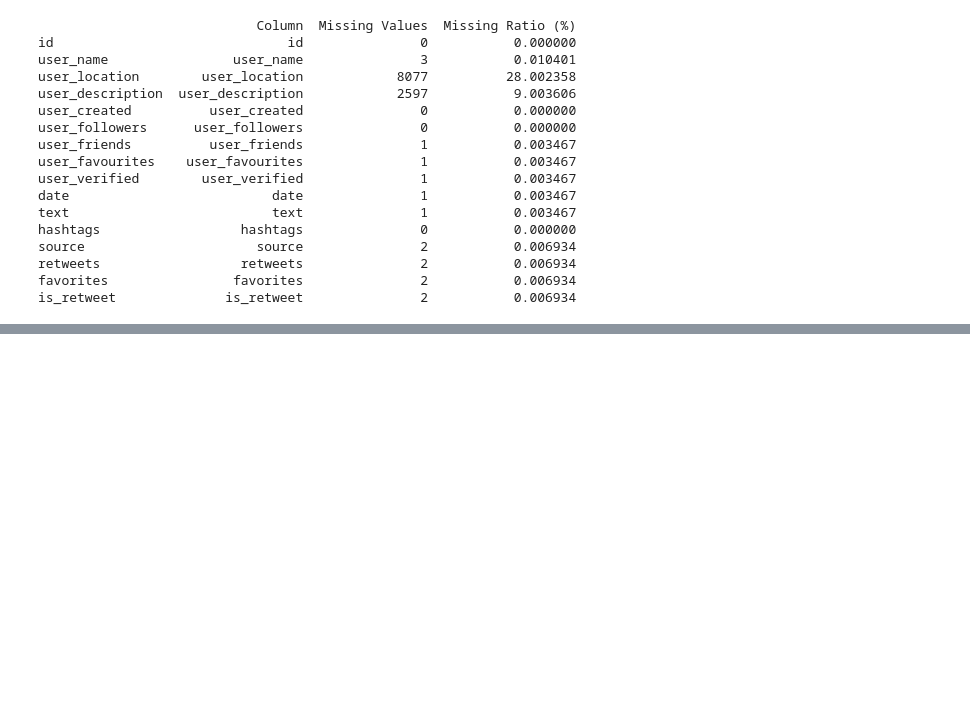
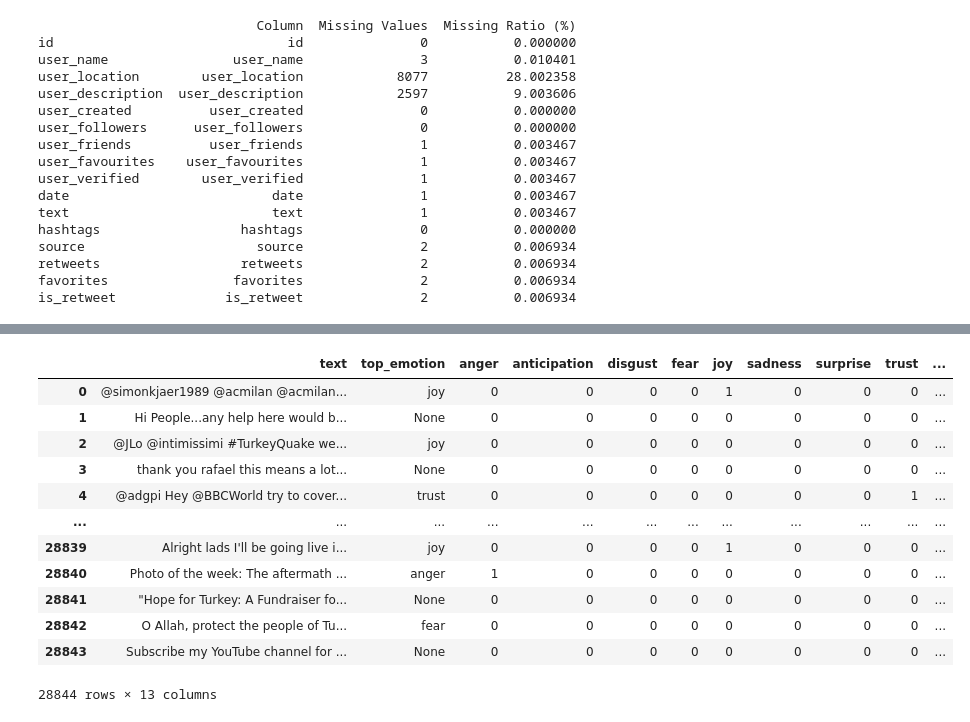
Before and after one commit to BharaniSurya/ARDC_GRP_2, a Jupyter notebook: hybrid annotation/NRC_lex (1).ipynb, the cells around one changed output, grey strips where cells are left out. Drawn from its saved outputs; the diff is of its cells as text; code cells hidden in the pictures; blank space fills up the shorter version.

```diff
--- a/Untitled.ipynb
+++ b/hybrid annotation/NRC_lex (1).ipynb
@@ -120,0 +162,20 @@ re
+# %%
+import pandas as pd
+from nrclex import NRCLex
+
+# Assuming you have a DataFrame 'df' with a 'text' column
+# Create an empty list to store the top emotions
+top_emotions = []
+
+# Loop through the 'text' column and perform NRC lexicon analysis
+for text in df['text']:
+    text_str = str(text)  # Convert to string
+    emotion = NRCLex(text_str)
+    if emotion.raw_emotion_scores:
+        top_emotion = max(emotion.raw_emotion_scores, key=emotion.raw_emotion_scores.get)
+        top_emotions.append(top_emotion)
+    else:
+        top_emotions.append(None)  # Handle the case when no emotion is detected
+
+# Add a new column to your DataFrame with the extracted top emotions
+df['top_emotion'] = top_emotions
@@ -120,0 +255,23 @@ re
+# %%
+import pandas as pd
+from nrclex import NRCLex
+
+# Assuming you have a DataFrame 'df' with a 'text' column
+# Create an empty list to store the top emotions
+top_emotions = []
+
+# Loop through the 'text' column and perform NRC lexicon analysis
+for text in df['text']:
+    if isinstance(text, float):  # Check if the value is a float
+        text = str(text)  # Convert float to string
+    emotion = NRCLex(text)
+
+    if emotion.raw_emotion_scores:
+        top_emotion = max(emotion.raw_emotion_scores, key=emotion.raw_emotion_scores.get)
+        top_emotions.append(top_emotion)
+    else:
+        top_emotions.append(None)  # Handle the case when no emotion is detected
+
+# Add a new column to your DataFrame with 1 for the top emotion and 0 for others
+for emotion in set(top_emotions):
+    df[emotion] = [1 if e == emotion else 0 for e in top_emotions]
@@ -120,0 +294,16 @@ re
+# %%
+df
+# %% [output]
+|  | text | top_emotion | anger | anticipation | disgust | fear | joy | sadness | surprise | trust | ... |
+| 0 | @simonkjaer1989 @acmilan @acmilan... | joy | 0 | 0 | 0 | 0 | 1 | 0 | 0 | 0 | ... |
+| 1 | Hi People...any help here would b... | None | 0 | 0 | 0 | 0 | 0 | 0 | 0 | 0 | ... |
+| 2 | @JLo @intimissimi #TurkeyQuake we... | joy | 0 | 0 | 0 | 0 | 0 | 0 | 0 | 0 | ... |
+| 3 | thank you rafael this means a lot... | None | 0 | 0 | 0 | 0 | 0 | 0 | 0 | 0 | ... |
+| 4 | @adgpi Hey @BBCWorld try to cover... | trust | 0 | 0 | 0 | 0 | 0 | 0 | 0 | 1 | ... |
+| ... | ... | ... | ... | ... | ... | ... | ... | ... | ... | ... | ... |
+| 28839 | Alright lads I'll be going live i... | joy | 0 | 0 | 0 | 0 | 1 | 0 | 0 | 0 | ... |
+| 28840 | Photo of the week: The aftermath ... | anger | 1 | 0 | 0 | 0 | 0 | 0 | 0 | 0 | ... |
+| 28841 | "Hope for Turkey: A Fundraiser fo... | None | 0 | 0 | 0 | 0 | 0 | 0 | 0 | 0 | ... |
+| 28842 | O Allah, protect the people of Tu... | fear | 0 | 0 | 0 | 0 | 0 | 0 | 0 | 0 | ... |
+| 28843 | Subscribe my YouTube channel for ... | None | 0 | 0 | 0 | 0 | 0 | 0 | 0 | 0 | ... |
+28844 rows × 13 columns
```
Also changed, not shown: parts of 17 cells of this notebook.
